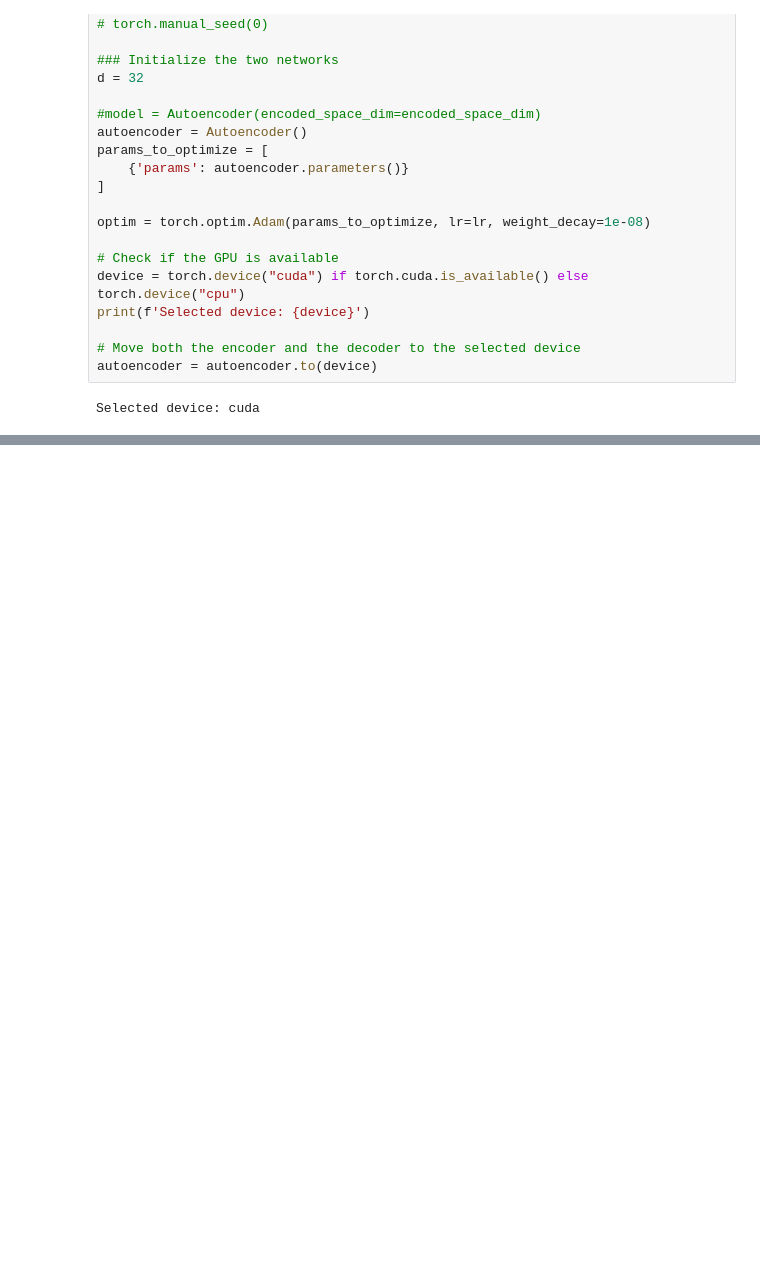
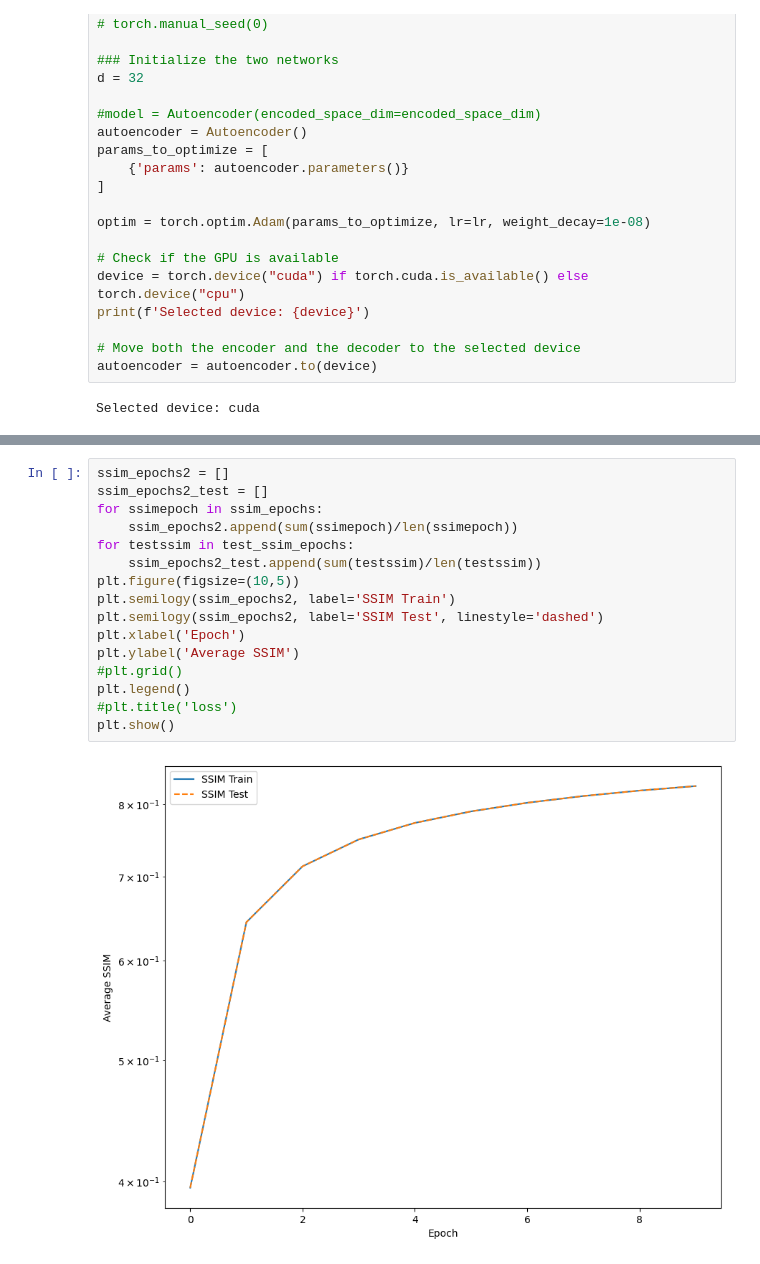
Before and after one commit to trettdragos/ThirdYearProject, a Jupyter notebook: pytorch/MovieFramer.ipynb, the cells around one changed output, grey strips where cells are left out. Cells and saved outputs as stored; diff of their text form; blank space fills up the shorter version.

```diff
--- a/pytorch/MovieFramer.ipynb
+++ b/pytorch/MovieFramer.ipynb
@@ -329 +353,19 @@ for i in range(epochs):
          3 partial trai
+# %%
+ssim_epochs2 = []
+ssim_epochs2_test = []
+for ssimepoch in ssim_epochs:
+    ssim_epochs2.append(sum(ssimepoch)/len(ssimepoch))
+for testssim in test_ssim_epochs:
+    ssim_epochs2_test.append(sum(testssim)/len(testssim))
+plt.figure(figsize=(10,5))
+plt.semilogy(ssim_epochs2, label='SSIM Train')
+plt.semilogy(ssim_epochs2, label='SSIM Test', linestyle='dashed')
+plt.xlabel('Epoch')
+plt.ylabel('Average SSIM')
+#plt.grid()
+plt.legend()
+#plt.title('loss')
+plt.show()
+# %% [output]
+[figure, added]
```
Also changed, not shown: parts of 15 cells of this notebook, 39 other files.
